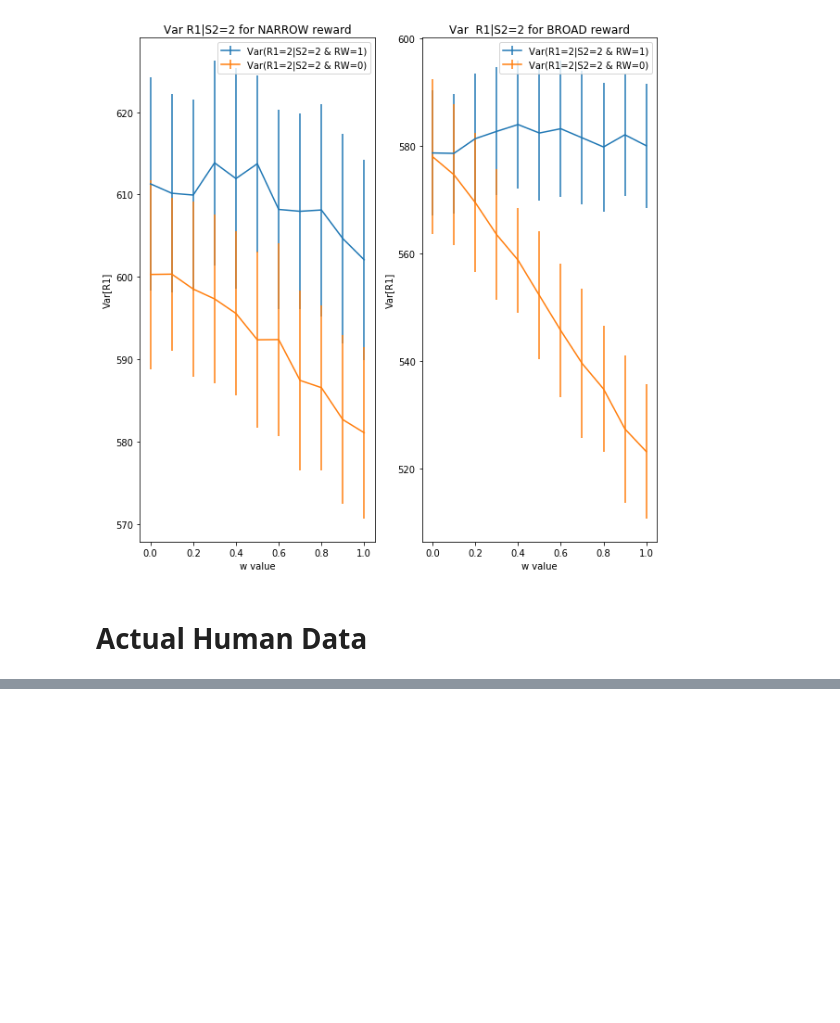
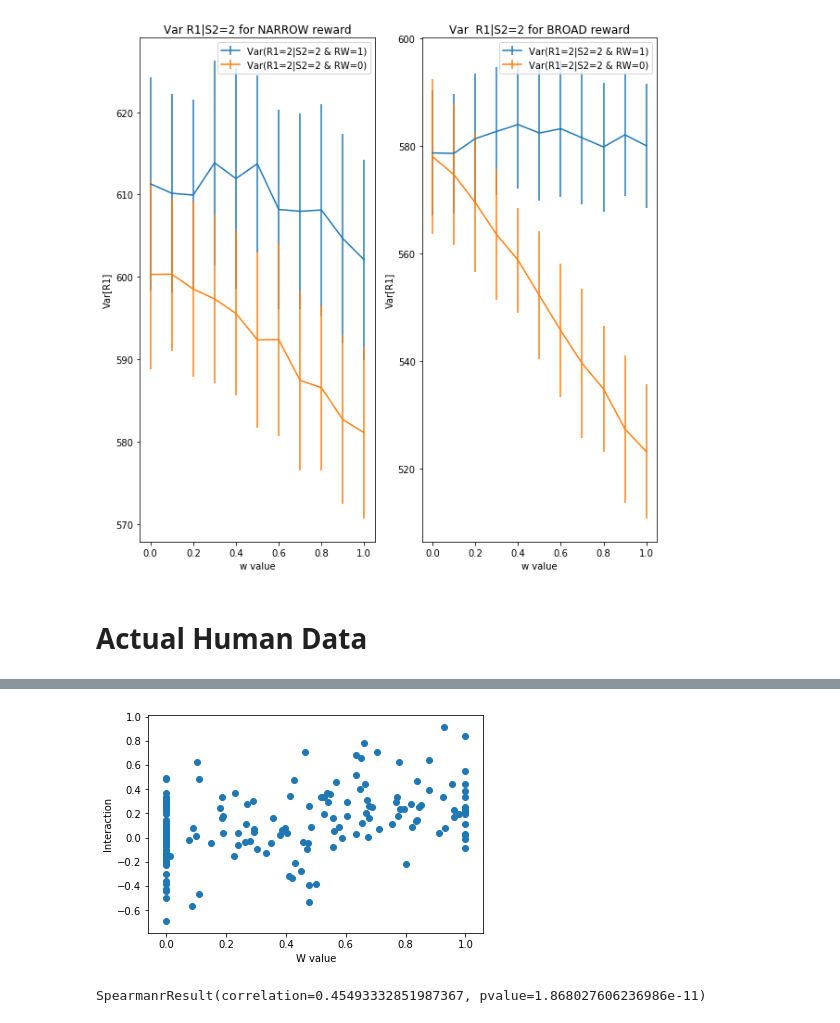
Before and after one commit to alsfilip/Empirical_Information_Bottleneck, a Jupyter notebook: Choice Variability.ipynb, the cells around one changed output, grey strips where cells are left out. Drawn from its saved outputs; the diff is of its cells as text; code cells hidden in the pictures; blank space fills up the shorter version.

```diff
--- a/Choice Variability.ipynb
+++ b/Choice Variability.ipynb
@@ -107,12 +110,11 @@ plot_vars(broad_var, True)
 # %%
-data_in = np.load('DAW_human_data.npy').item()
-
-
 human_dict = {}
 # subjects x trials x [R1,RW,S2]
 
 trial_data = data_in['trial_data']
 w_vals = np.squeeze(data_in['subject_fits'])
+interaction_vals = np.squeeze(data_in['interaction'])
+maineffect_vals = np.squeeze(data_in['maineffect'])
 
 for i_sub in range(len(w_vals)):
     human_dict[w_vals[i_sub]] = {}
@@ -174,0 +195,12 @@ plt.show()
+# %%
+plt.figure()
+plt.scatter(w_vals, interaction_vals)
+plt.xlabel('W value')
+plt.ylabel('Interaction')
+plt.show()
+# %% [output]
+[figure, added]
+# %%
+spearmanr(w_vals, interaction_vals)
+# %% [output]
+SpearmanrResult(correlation=0.45493332851987367, pvalue=1.868027606236986e-11)
```
Also changed, not shown: parts of 14 cells of this notebook, 4 other files.
